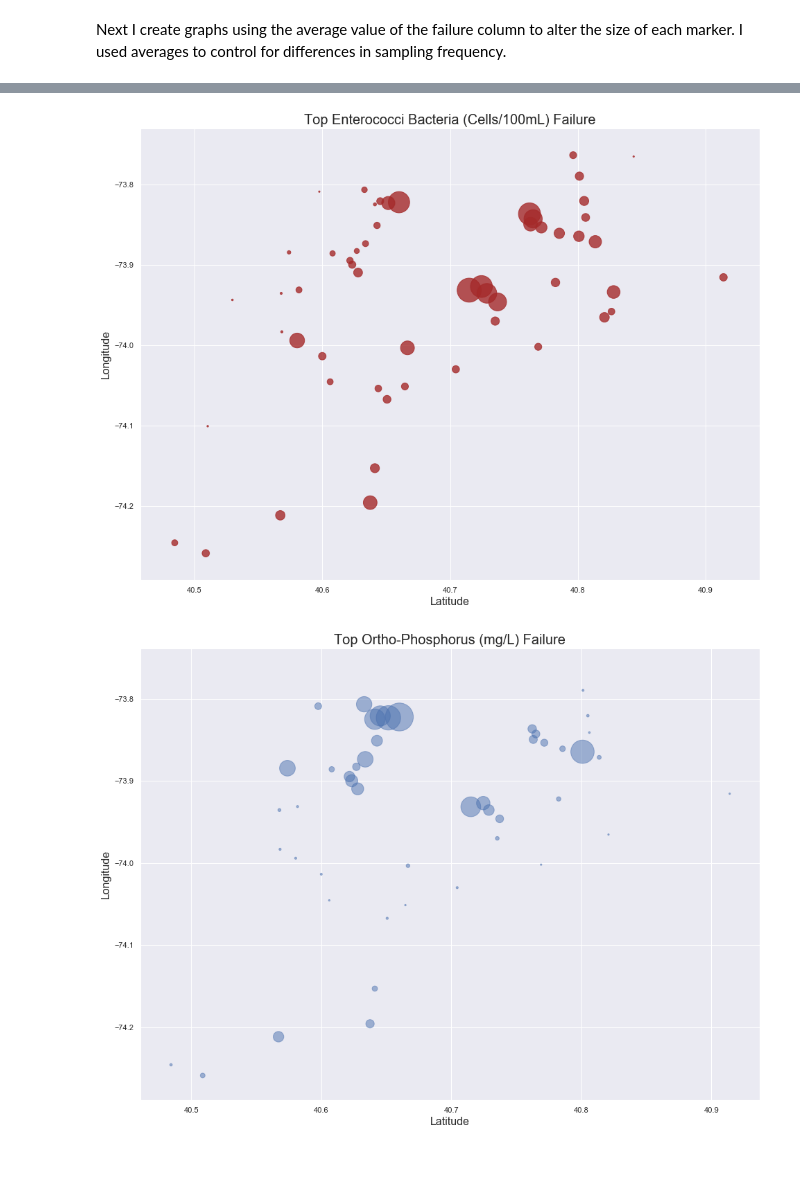
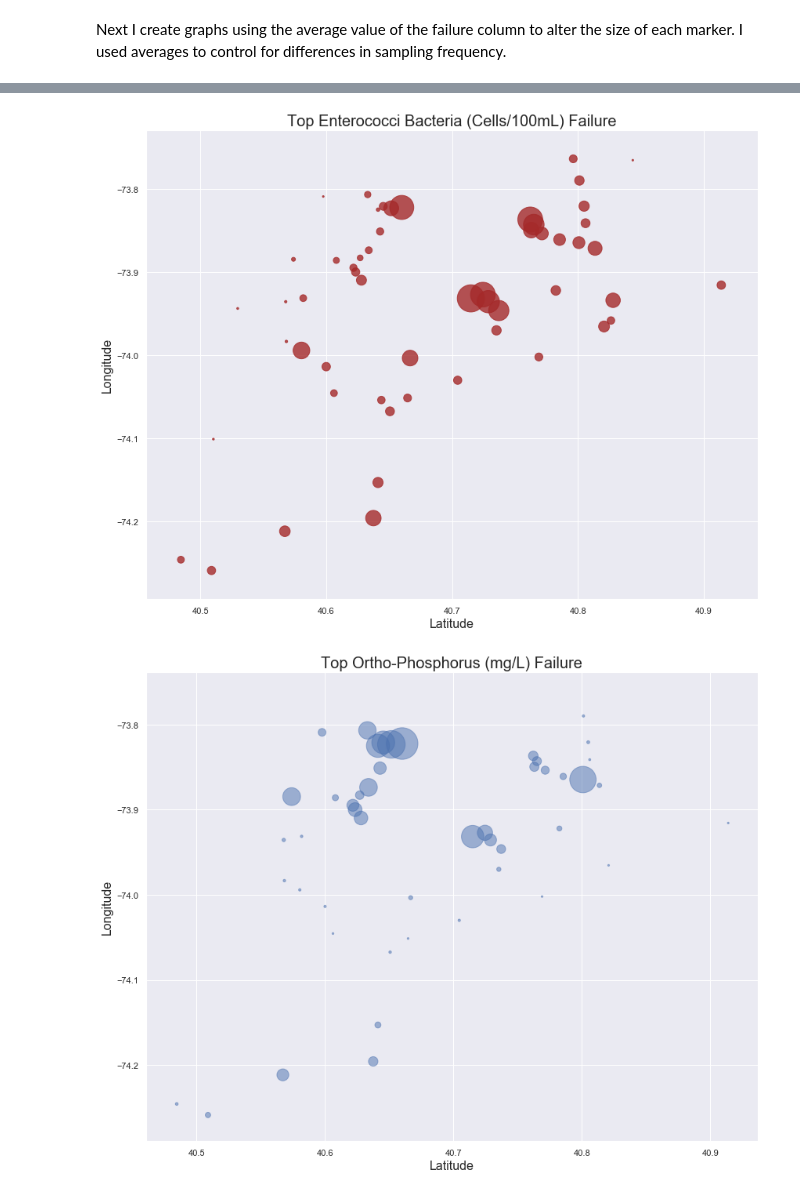
Before and after one commit to dradamski/capstone-two, a Jupyter notebook: notebooks/create_network.ipynb, the cells around one changed output, grey strips where cells are left out. Drawn from its saved outputs; the diff is of its cells as text; code cells hidden in the pictures; blank space fills up the shorter version.

```diff
--- a/notebooks/create_network.ipynb
+++ b/notebooks/create_network.ipynb
@@ -101,17 +89,17 @@ _ = plt.ylabel('Longitude', fontsize=16)
 # %%
-_ = plt.figure(figsize=(16, 12))
+_ = plt.figure(figsize=(14, 11))
 _ = plt.scatter(x=site_fail_df['Lat'], y=site_fail_df['Long'],
                 alpha=.8, c='brown',
                 s=site_fail_df['Top Enterococci Bacteria (Cells/100mL) Failure']*2500)
 _ = plt.title('Top Enterococci Bacteria (Cells/100mL) Failure', fontsize=20)
 _ = plt.xlabel('Latitude', fontsize=16)
 _ = plt.ylabel('Longitude', fontsize=16)
 
 # want to add labels to top 5 sites
 # %% [output]
-[figure, old version]
+[figure, new version]
 # %%
-_ = plt.figure(figsize=(16, 12))
+_ = plt.figure(figsize=(14, 11))
 _ = plt.scatter(x=site_fail_df['Lat'], y=site_fail_df['Long'],
                 alpha=.5,
                 s=site_fail_df['Top Ortho-Phosphorus (mg/L) Failure']*2500)
@@ -121,6 +109,6 @@ _ = plt.ylabel('Longitude', fontsize=16)
 
 # want to add labels to top 5 sites
 # %% [output]
-[figure, old version]
+[figure, new version]
 # %%
 # Create same graphs but comparing monthly, dry vs wet,
```
Also changed, not shown: parts of 11 cells of this notebook.
